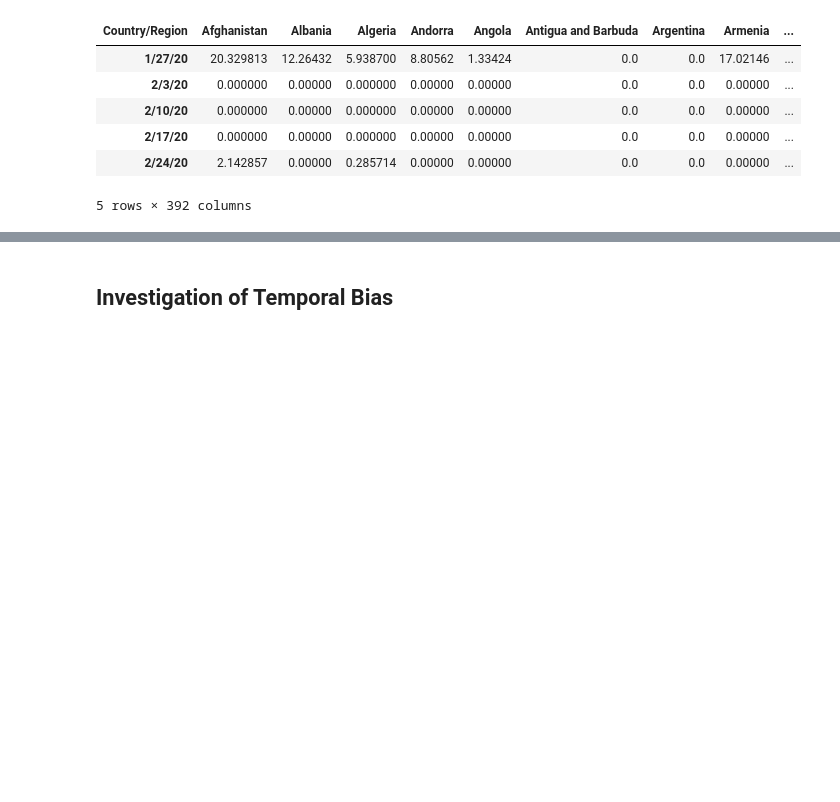
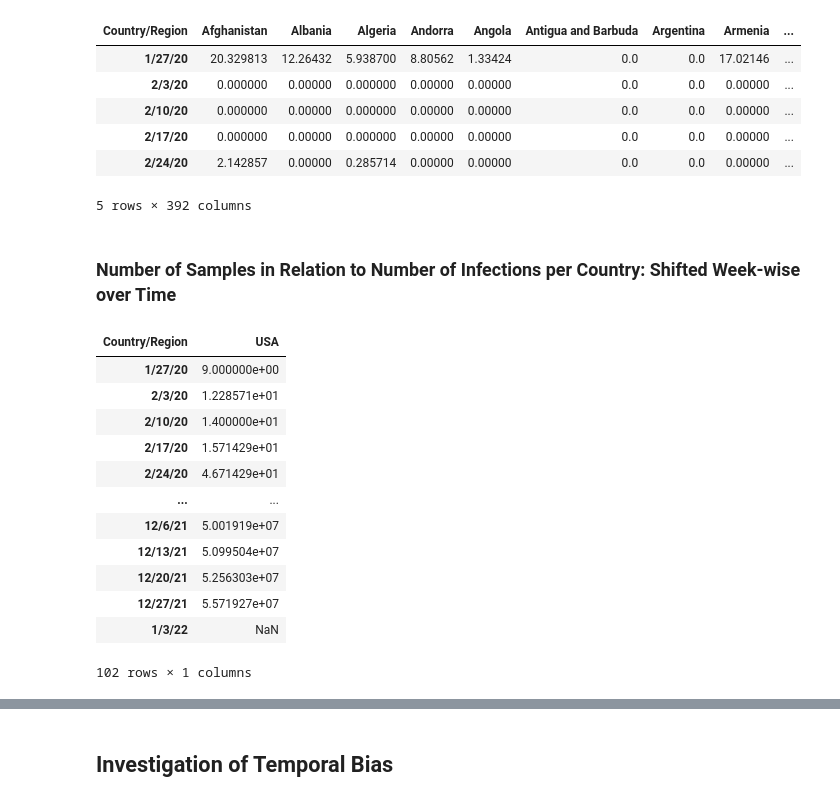
Before and after one commit to ninaihde/sampling-bias-cov19, a Jupyter notebook: src/create_general_insights.ipynb, the cells around one changed output, grey strips where cells are left out. Saved outputs shown, nothing was run; the diff lists cells and outputs as text; code cells hidden in the pictures; blank space fills up the shorter version.

```diff
--- a/src/create_general_insights.ipynb
+++ b/src/create_general_insights.ipynb
@@ -617,0 +616,24 @@ for country in ['USA']:
+# %% [markdown]
+### Number of Samples in Relation to Number of Infections per Country: Shifted Week-wise over Time
+# %%
+# Shift number of infections one week "to the front"
+cols_to_shift = plotdata.loc[:, ~plotdata.columns.str.endswith('_Ratio')]
+
+for col in cols_to_shift:
+    plotdata[[col]] = plotdata[[col]].shift(periods=-1)
+
+plotdata[['USA']]  # -> infections numbers are shifted by one row from now on, reset "plotdata" with cells above if needed
+# %% [output]
+| Country/Region | USA |
+| 1/27/20 | 9.000000e+00 |
+| 2/3/20 | 1.228571e+01 |
+| 2/10/20 | 1.400000e+01 |
+| 2/17/20 | 1.571429e+01 |
+| 2/24/20 | 4.671429e+01 |
+| ... | ... |
+| 12/6/21 | 5.001919e+07 |
+| 12/13/21 | 5.099504e+07 |
+| 12/20/21 | 5.256303e+07 |
+| 12/27/21 | 5.571927e+07 |
+| 1/3/22 | NaN |
+102 rows × 1 columns
```
Also changed, not shown: parts of 7 cells of this notebook.
